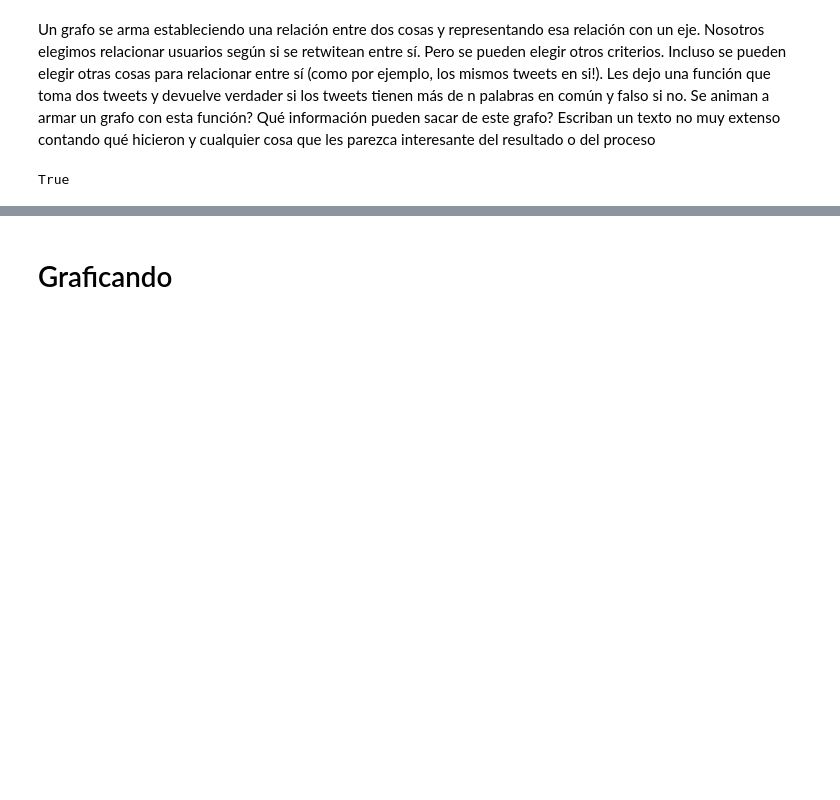
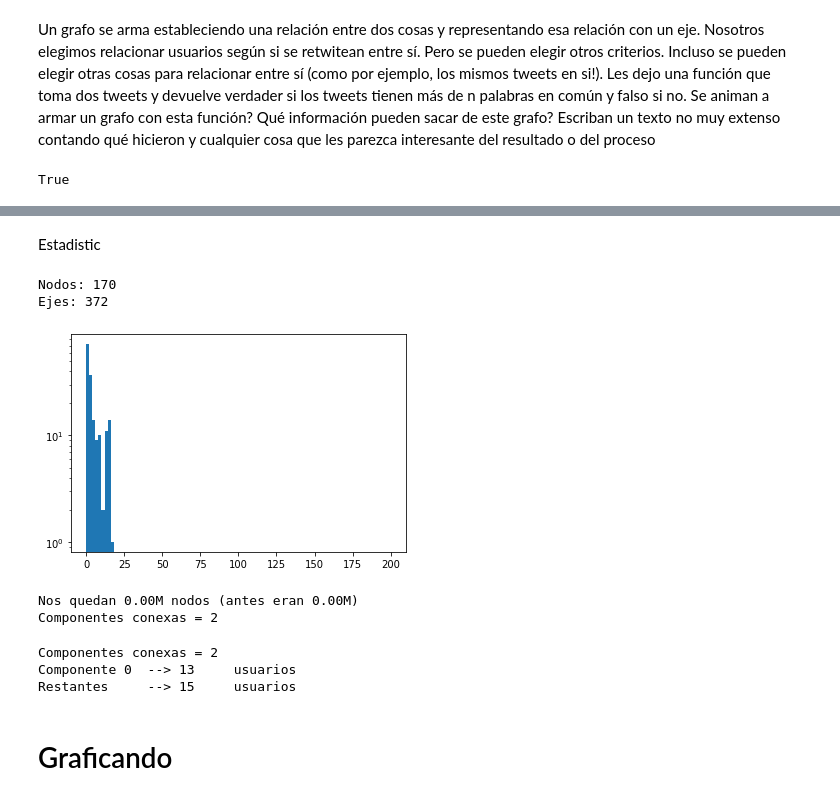
Before and after one commit to matiugrin/mentoria, a Jupyter notebook: 1 - Posicionamiento respecto a un tópico en twitter - Analisis y Visualización.ipynb, the cells around one changed output, grey strips where cells are left out. Saved outputs shown, nothing was run; the diff lists cells and outputs as text; code cells hidden in the pictures; blank space fills up the shorter version.

```diff
--- a/1 - Posicionamiento respecto a un tópico en twitter - Analisis y Visualización.ipynb
+++ b/1 - Posicionamiento respecto a un tópico en twitter - Analisis y Visualización.ipynb
@@ -390,3 +470,5 @@ def tienenMasDeNEnComun(tweet1, tweet2, n):
 tienenMasDeNEnComun("Juanita tiene un lorito que se llama Pepito", "Pepito es un lorito que tiene plumas", 4)
 # %% [output]
 True
+# %%
+no_retweets = abortion[abortion["tweet.retweeted_status.user.id_str"].isnull()]
@@ -392,0 +491,20 @@ True
+# %%
+import networkx as nx
+
+tweet_g = nx.Graph()
+vertex_ids = set()
+
+# primero, recorrer un arreglo con todos los tweets
+
+i=0
+for tweet1 in no_retweets["full_text"][:1000]:
+#     print("i: "+str(i))
+    j=0
+    for tweet2 in no_retweets["full_text"][i:1000]:
+#         print("j: "+str(j))
+        if( tienenMasDeNEnComun(tweet1, tweet2, 10) and (tweet1 != tweet2)):
+            tweet_g.add_edge(tweet1,tweet2)
+        j+=1
+    i+=1
+
+# mejorar que no repita las comparaciones.
@@ -392,0 +531,2 @@ True
+# %% [markdown]
+Estadistic
@@ -392,0 +535,21 @@ True
+# %%
+n = len(tweet_g.nodes)
+m = len(tweet_g.edges)
+complete = n * (n-1) / 2
+
+print("Nodos: {:.0f}".format(n))
+print("Ejes: {:.0f}".format(m))
+# %% [output]
+Nodos: 170
+Ejes: 372
+# %%
+%matplotlib inline
+import numpy as np
+from matplotlib import pyplot as plt
+
+degrees = np.array([tweet_g.degree(node) for node in tweet_g.nodes()])
+
+plt.hist(degrees, range=(0, 200), bins=100);
+plt.semilogy();
+# %% [output]
+[figure, added]
@@ -392,0 +564,24 @@ True
+# %%
+g = subgraph_strong_nodes(tweet_g, 10)
+
+print("Nos quedan {:.2f}M nodos (antes eran {:.2f}M)".format(
+    len(g.nodes) / 1e6,
+    len(tweet_g.nodes) / 1e6
+))
+print("Componentes conexas = {}".format(len(list(nx.connected_components(g)))))
+# %% [output]
+Nos quedan 0.00M nodos (antes eran 0.00M)
+Componentes conexas = 2
+# %%
+components = list(nx.connected_components(g))
+
+print("Componentes conexas = {}".format(len(components)))
+
+print("Componente 0  --> {:<6} usuarios".format(len(components[0])))
+
+resto = [len(components[i]) for i in range(1, len(components))]
+print("Restantes     --> {:<6} usuarios".format(sum(resto)))
+# %% [output]
+Componentes conexas = 2
+Componente 0  --> 13     usuarios
+Restantes     --> 15     usuarios
```
Also changed, not shown: parts of 26 cells of this notebook, 6 other files.
